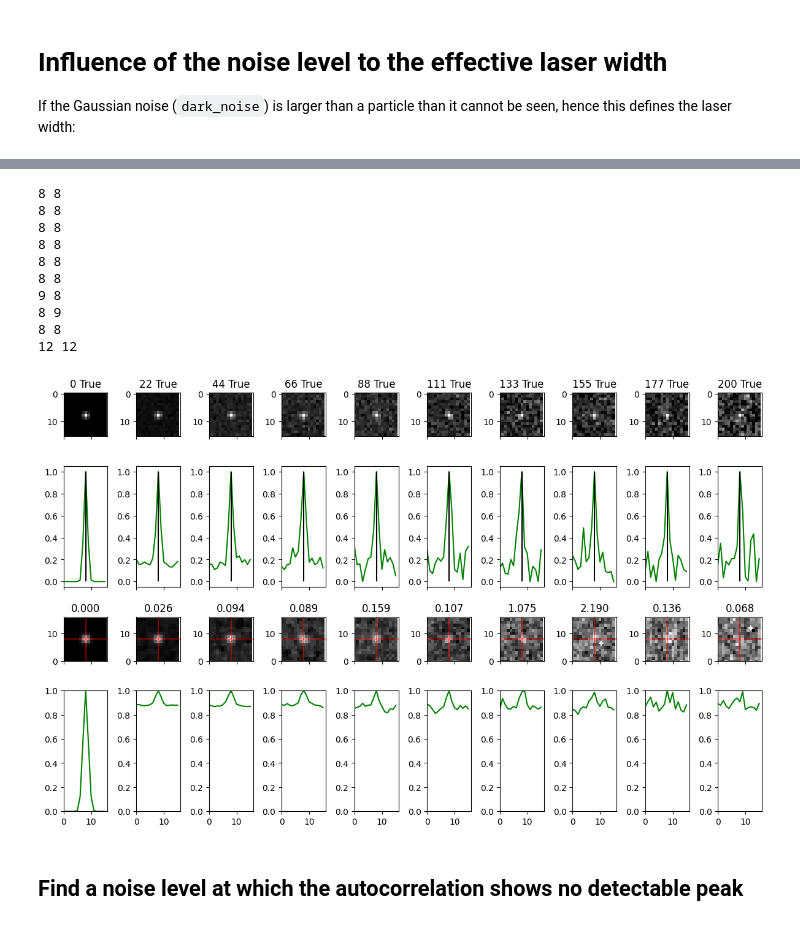
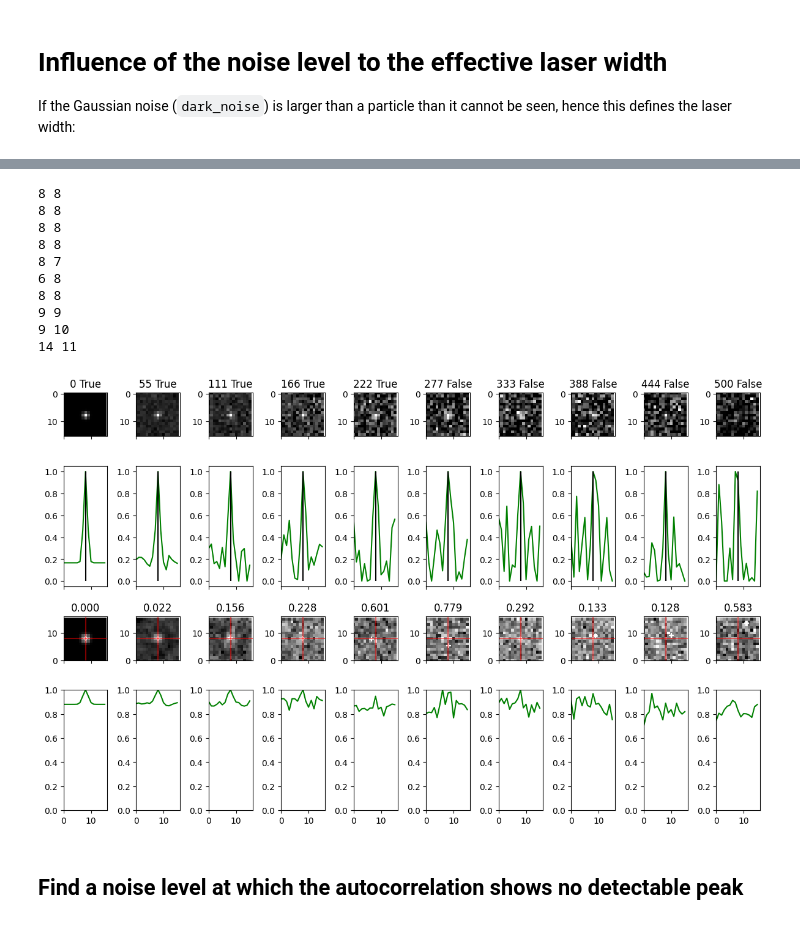
Before and after one commit to matthiasprobst/synpivimage, a Jupyter notebook: examples/laser_profile.ipynb, the cells around one changed output, grey strips where cells are left out. Cells and saved outputs as stored; diff of their text form; code cells hidden in the pictures.

```diff
--- a/examples/laser_profile.ipynb
+++ b/examples/laser_profile.ipynb
@@ -183,7 +183,7 @@ fig, axs = plt.subplots(4, N, tight_layout=True, sharex=True,
                        figsize=(12, 8))
 
 cam.particle_image_diameter = 2.5
-for ii, dark_noise in enumerate(np.linspace(0, 200, N, dtype=int)):
+for ii, dark_noise in enumerate(np.linspace(0, 500, N, dtype=int)):
     cam.dark_noise = dark_noise
     A, partA = take_image(laser, cam, one_particle, particle_peak_count=1000)
     B, partB = take_image(laser, cam, one_particle, particle_peak_count=1000)
@@ -211,39 +211,39 @@ for ii, dark_noise in enumerate(np.linspace(0, 200, N, dtype=int)):
     if i == 0:
         i = 1
     elif i == nx:
         i = nx - 2
     elif i == nx-1:
         i = nx - 1
 
     # print(j, i)
     j0, i0 = gauss3pt(auto_corr[j-1:j+2, i-1:i+2])
     dist = np.sqrt((j0-1)**2+(i0-1)**2)
 
     # if i==0:
     corr_norm = auto_corr.max()
     axs[2][ii].imshow(auto_corr/corr_norm, cmap='gray')
     axs[2][ii].vlines(8, 0, 16, color='r', alpha=0.5)
     axs[2][ii].hlines(8, 0, 16, color='r', alpha=0.5)
     axs[2][ii].scatter(i0+i-1, j0+j-1, marker='+', color='w')
     axs[2][ii].set_title(f'{dist:.3f}')
     axs[2][ii].set_xlim([0, 16])
     axs[2][ii].set_ylim([0, 16])
 
     axs[3][ii].plot(auto_corr[8, :]/corr_norm, color='g')
     axs[3][ii].set_ylim([0, 1])
     # axs[3][i].plot(auto_corr[:, 8]/corr_norm, color='r')
 # %% [output]
 8 8
 8 8
 8 8
 8 8
+8 7
+6 8
 8 8
-8 8
-9 8
-8 9
-8 8
-12 12
+9 9
+9 10
+14 11
-[figure, old version]
+[figure, new version]
 # %% [markdown]
 ## Find a noise level at which the autocorrelation shows no detectable peak
 # %%
```
Also changed, not shown: parts of 3 cells of this notebook, 1 other file.
